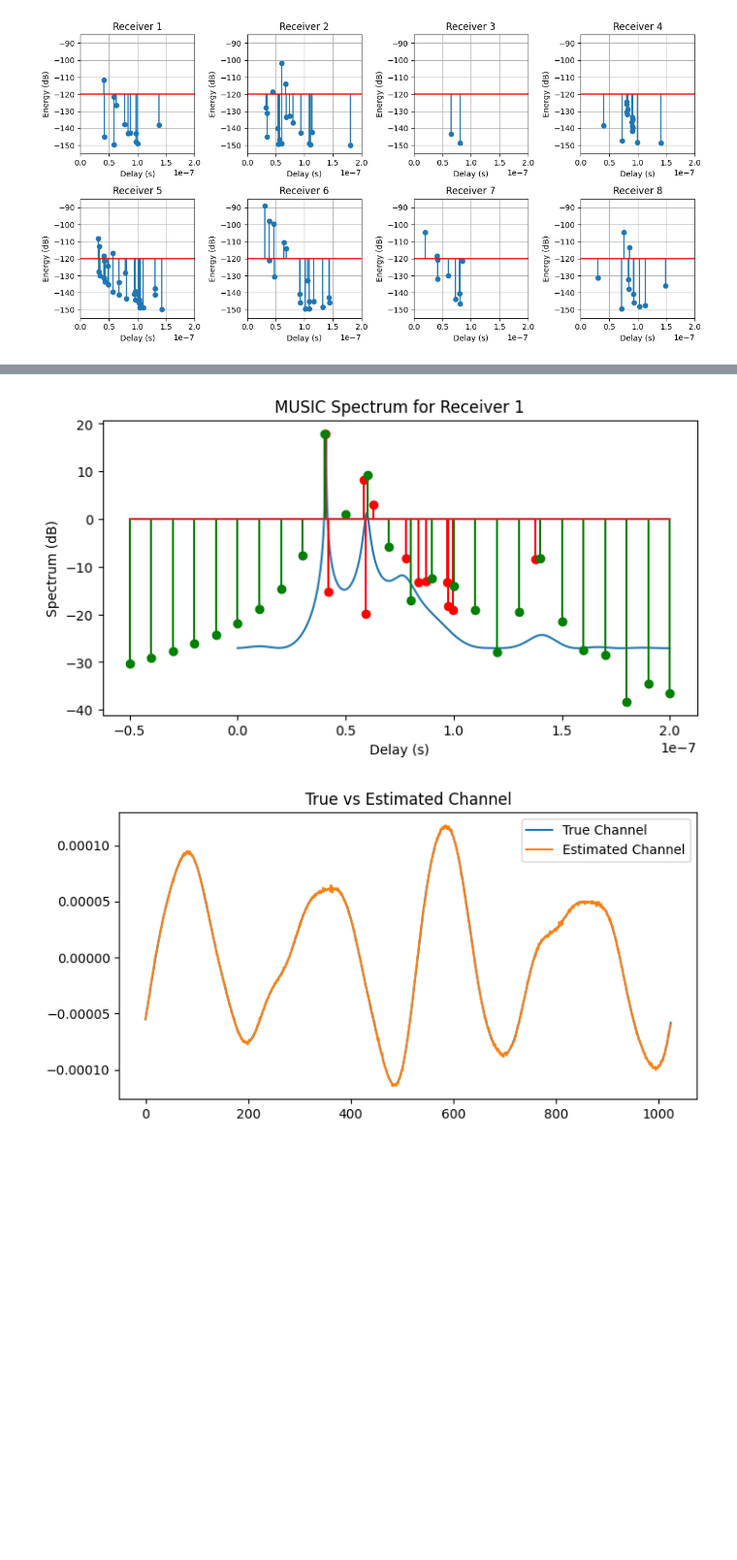
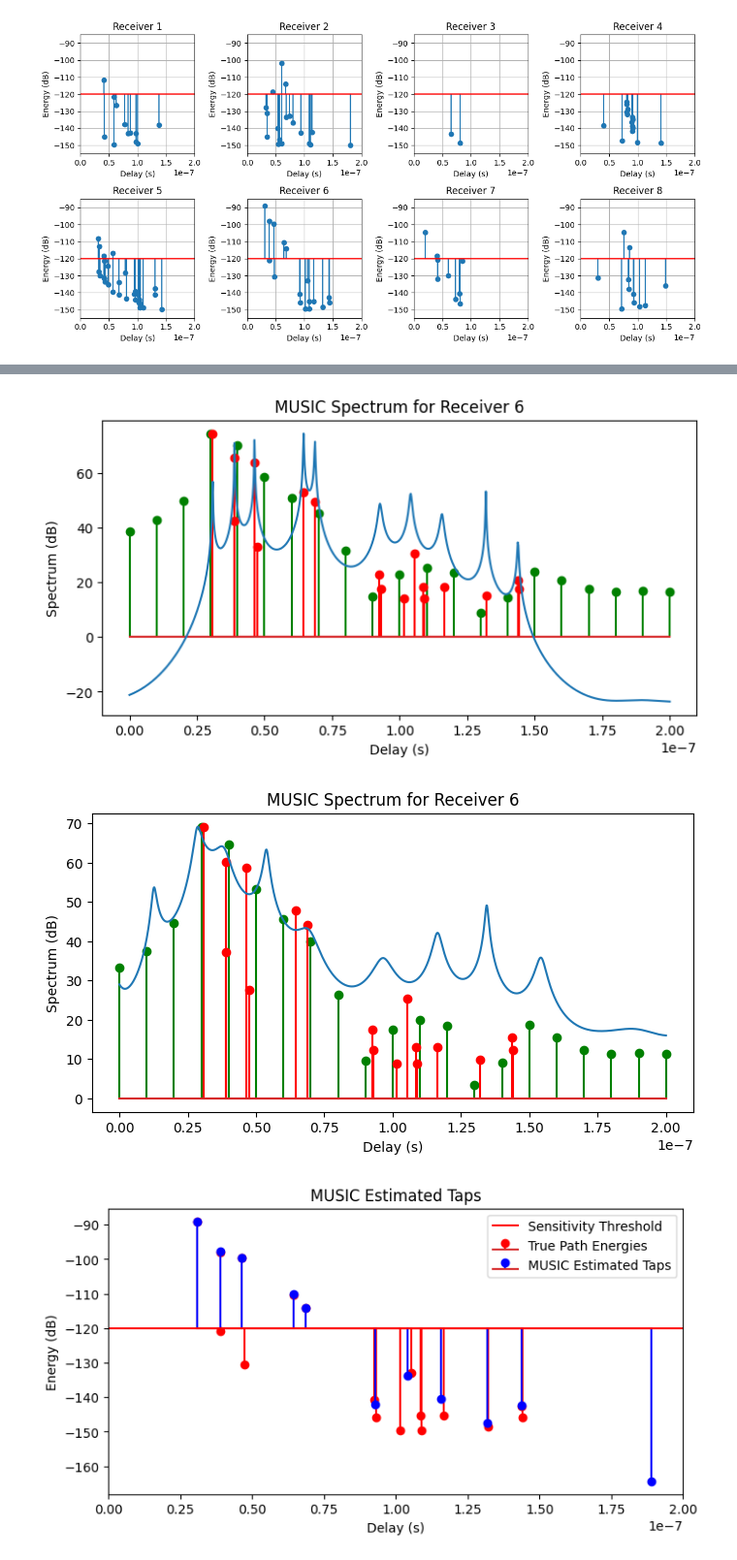
Before and after one commit to lraviart/RayTracing, a Jupyter notebook: Localization/SimpleReflexion.ipynb, the cells around one changed output, grey strips where cells are left out. Shown at 97% size. Drawn from its saved outputs; the diff is of its cells as text; code cells hidden in the pictures; blank space fills up the shorter version.

Commit message:
comm

```diff
--- a/Localization/SimpleReflexion.ipynb
+++ b/Localization/SimpleReflexion.ipynb
@@ -224,15 +233,16 @@ plt.tight_layout()
 # %%
 # Channel impulse response of the path
-l_min, l_max = -5, 20
+l_min, l_max = 0, 20
 B = 100e6
 t = np.arange(l_min, l_max+1) / B
 taps = paths.taps(bandwidth=B, l_min=l_min, l_max=l_max, normalize_delays=False)
 
 taps_re, taps_im = taps[0], taps[1]
-taps_re = taps_re.numpy()
-taps_im = taps_im.numpy()
+taps_re = taps_re.numpy().reshape(taps_re.shape[0], -1)
+taps_im = taps_im.numpy().reshape(taps_im.shape[0], -1)
+taps_lin = taps_re + 1j * taps_im
 taps_mag = np.sqrt(taps_re**2 + taps_im**2)
-taps_mag = taps_mag.reshape(taps_mag.shape[0], -1)
+taps_mag = taps_mag
 print(taps_mag.shape)
 
 taps_energy = taps_mag ** 2 * P_TX_lin
@@ -251,7 +261,7 @@ for i in range(8):
     plt.xlabel("Delay (s)")
     plt.ylabel("Energy (dB)")
     plt.xlim((l_min-1)/B, (l_max+1)/B)
-    plt.ylim(-160, -55)
+    plt.ylim(-170, -80)
     plt.grid()
 plt.tight_layout()
 # %% [output]
@@ -262,11 +272,11 @@ plt.tight_layout()
 # %%
 import Multipath as mp
+import Comm as com
 importlib.reload(mp)
+importlib.reload(com)
 
 old_taps = taps_re[5] + 1j * taps_im[5]
-print(old_taps.shape)
 old_taps = old_taps.reshape(-1)
-print(old_taps.shape)
 new_taps, t_oversampled, res_taps, original_taps, num_iter = mp.clean_algorithm(old_taps, t)
 
 print(f"Number of iterations: {num_iter}")
@@ -277,24 +287,41 @@ res_taps_energy = np.abs(res_taps)**2
 
 
 
-fft_size = 1024
+fft_size = 512
 num_ofdm_symbols = 100
-no = 1e-6
-RX_idx = 0
-music_spectrum, music_tau, true_channel, estimated_channel = mp.MUSIC(B, fft_size, num_ofdm_symbols, a[RX_idx], tau[RX_idx], no)
+no = 1.38e-23 * B * 290 / P_TX_lin * 10
+print(f"No : {no}")
+RX_idx = 5
+music_spectrum, music_tau, estimated_channel = mp.MUSIC_spectrum(B, fft_size, num_ofdm_symbols, a[RX_idx], tau[RX_idx], no, time_domain=False)
+music_spectrum2, music_tau2, estimated_channel2 = mp.MUSIC_spectrum(B, fft_size, num_ofdm_symbols, a[RX_idx], tau[RX_idx], no, time_domain=True)
+music_a, music_taus = mp.MUSIC_taps(music_spectrum, music_tau, B, fft_size, estimated_channel)
+
 plt.figure(figsize=(8, 4))
+plt.stem(t, 10*np.log10(taps_energy[RX_idx]*np.max(music_spectrum)/np.max(taps_energy[RX_idx])), markerfmt='go', linefmt='g-', label='Taps Energy')
+plt.stem(tau[RX_idx], 10*np.log10(energies[RX_idx]*np.max(music_spectrum)/np.max(energies[RX_idx])), markerfmt='ro', linefmt='r-', label='True Path Energies')
 plt.plot(music_tau, 10*np.log10(music_spectrum), label='MUSIC Spectrum')
-plt.stem(tau[RX_idx], 10*np.log10(energies[RX_idx]*np.max(music_spectrum)/np.max(energies[RX_idx])), markerfmt='ro', linefmt='r-', label='True Path Energies')
-plt.stem(t, 10*np.log10(taps_energy[RX_idx]*np.max(music_spectrum)/np.max(taps_energy[RX_idx])), markerfmt='go', linefmt='g-', label='Taps Energy')
-plt.title("MUSIC Spectrum for Receiver 1")
+plt.title(f"MUSIC Spectrum for Receiver {RX_idx+1}")
 plt.xlabel("Delay (s)")
 plt.ylabel("Spectrum (dB)")
 plt.show()
 
 plt.figure(figsize=(8, 4))
-plt.plot(true_channel, label='True Channel')
-plt.plot(estimated_channel[0], label='Estimated Channel', linestyle='-')
-plt.title("True vs Estimated Channel")
+plt.stem(t, 10*np.log10(taps_energy[RX_idx]*np.max(music_spectrum2)/np.max(taps_energy[RX_idx])), markerfmt='go', linefmt='g-', label='Taps Energy')
+plt.stem(tau[RX_idx], 10*np.log10(energies[RX_idx]*np.max(music_spectrum2)/np.max(energies[RX_idx])), markerfmt='ro', linefmt='r-', label='True Path Energies')
+plt.plot(music_tau2, 10*np.log10(music_spectrum2), label='MUSIC Spectrum')
+plt.title(f"MUSIC Spectrum for Receiver {RX_idx+1}")
+plt.xlabel("Delay (s)")
+plt.ylabel("Spectrum (dB)")
+plt.show()
+
+plt.figure(figsize=(8, 4))
+plt.stem(tau[RX_idx], 10*np.log10(energies[RX_idx]), bottom=10*np.log10(S_RX_lin), markerfmt='ro', linefmt='r-', label='True Path Energies')
+plt.stem(music_taus, 10*np.log10(np.abs(music_a)**2*P_TX_lin), bottom=10*np.log10(S_RX_lin), markerfmt='bo', linefmt='b-', label='MUSIC Estimated Taps')
+plt.axhline(10*np.log10(S_RX_lin), color='red', linestyle='-', label='Sensitivity Threshold')
 plt.legend()
+plt.title("MUSIC Estimated Taps")
+plt.xlabel("Delay (s)")
+plt.ylabel("Energy (dB)")
+plt.xlim(0, 2e-7)
 plt.show()
 # %% [output]
@@ -305,2 +332,3 @@ Optimal number of paths: 6
-[figure, old version]
+[figure, new version]
-[figure, old version]
+[figure, new version]
+[figure, added]
```
Also changed, not shown: parts of 10 cells of this notebook, 4 other files.
